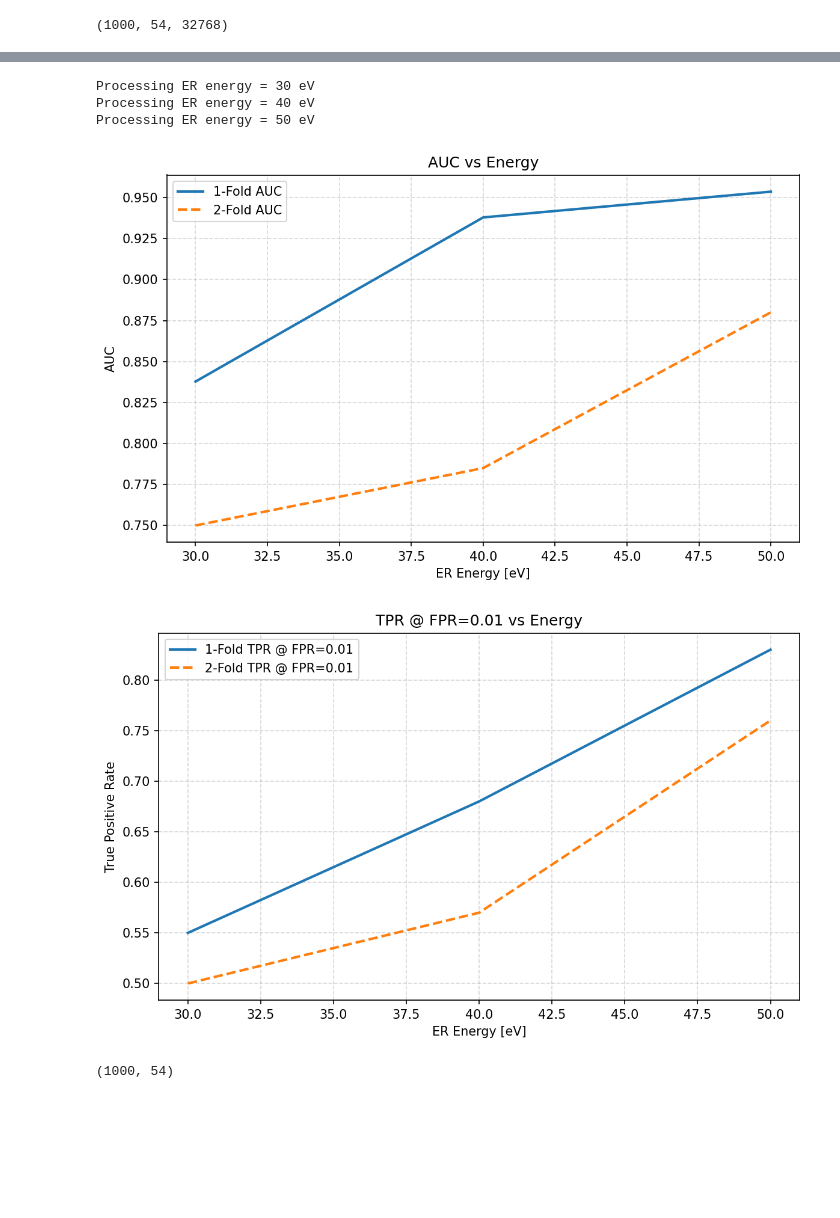
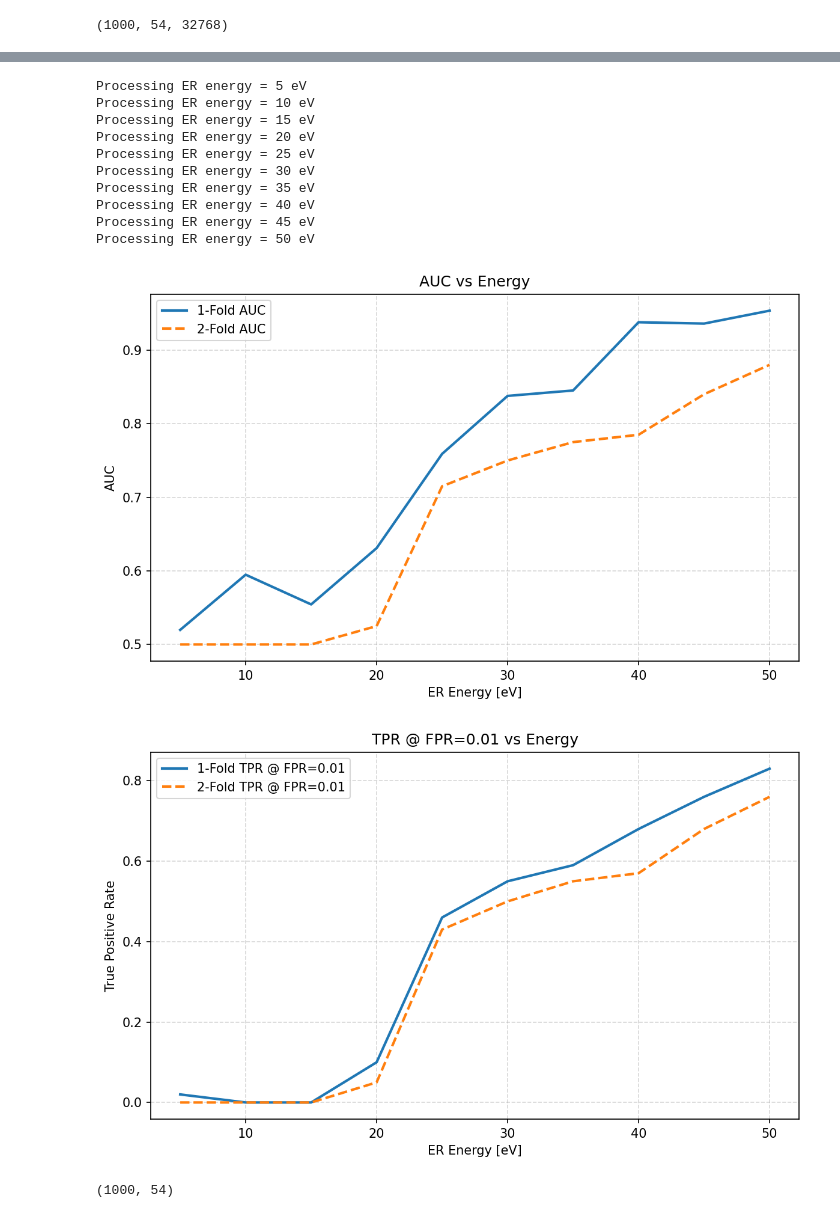
Before and after one commit to dowlingwong/DELight_mtr, a Jupyter notebook: trigger_study/wk7/dark_count_2.ipynb, the cells around one changed output, grey strips where cells are left out. Saved outputs shown, nothing was run; the diff lists cells and outputs as text; code cells hidden in the pictures; blank space fills up the shorter version.

```diff
--- a/trigger_study/wk7/dark_count_2.ipynb
+++ b/trigger_study/wk7/dark_count_2.ipynb
@@ -123,0 +143,36 @@ plt.show()
+# %%
+def find_threshold_at_fpr(fpr, thresholds, target_fpr=0.05):
+    """Return the threshold corresponding to the closest FPR to target_fpr."""
+    idx = np.argmin(np.abs(fpr - target_fpr))
+    return thresholds[idx], fpr[idx], idx
+
+# Get thresholds for both scores
+fpr_1, tpr_1, thresholds_1 = roc_curve(y_true, scores_1fold)
+fpr_2, tpr_2, thresholds_2 = roc_curve(y_true, scores_2fold)
+
+# Choose a target FPR to annotate
+target_fpr = 0.05
+
+thresh_1, fpr_val_1, idx_1 = find_threshold_at_fpr(fpr_1, thresholds_1, target_fpr)
+thresh_2, fpr_val_2, idx_2 = find_threshold_at_fpr(fpr_2, thresholds_2, target_fpr)
+
+# === Plot with annotations ===
+plt.figure(figsize=(6, 6), dpi=150)
+plt.plot(fpr_1, tpr_1, label=f"1-Fold (AUC = {auc(fpr_1, tpr_1):.3f})", linewidth=2)
+plt.plot(fpr_2, tpr_2, '--', label=f"2-Fold (AUC = {auc(fpr_2, tpr_2):.3f})", linewidth=2)
+plt.plot([0, 1], [0, 1], 'k--', alpha=0.5, label="Random Guess")
+
+# Annotate thresholds
+plt.scatter([fpr_val_1], [tpr_1[idx_1]], color='blue')
+plt.text(fpr_val_1 + 0.02, tpr_1[idx_1], f'Th={thresh_1:.2f}', color='blue')
+
+plt.scatter([fpr_val_2], [tpr_2[idx_2]], color='orange')
+plt.text(fpr_val_2 + 0.02, tpr_2[idx_2], f'Th={thresh_2:.2f}', color='orange')
+
+plt.xlabel("False Positive Rate")
+plt.ylabel("True Positive Rate")
+plt.title("ROC Curve: 30eV as true samples")
+plt.legend()
+plt.grid(True, linestyle="--", alpha=0.5)
+plt.tight_layout()
+plt.show()
@@ -149,7 +206,7 @@ loaded_traces_neg = load_traces_from_zstd("/ceph/dwong/trigger_samplesMMC_noise_
 amps_neg = compute_amplitudes(loaded_traces_neg)
 
 # === Energy scan
-energies = [30, 40, 50]  # Add more if you have
+energies = [5, 10, 15, 20, 25, 30, 35, 40, 45, 50]  # Add more if you have
 threshold_value = 3.0
 fpr_target = 0.01
 
@@ -197,35 +254,42 @@ for energy in energies:
     idx = np.searchsorted(fpr_2, fpr_target, side="right") - 1
     tpr_2_list.append(tpr_2[idx] if idx >= 0 else 0)
 
 # === Plot AUC vs Energy
 plt.figure(figsize=(8, 5), dpi=150)
 plt.plot(energies, auc_1_list, label="1-Fold AUC", linewidth=2)
 plt.plot(energies, auc_2_list, '--', label="2-Fold AUC", linewidth=2)
 plt.xlabel("ER Energy [eV]")
 plt.ylabel("AUC")
 plt.title("AUC vs Energy")
 plt.grid(True, linestyle='--', alpha=0.5)
 plt.legend()
 plt.tight_layout()
 plt.show()
 
 # === Plot TPR@FPR=0.01 vs Energy
 plt.figure(figsize=(8, 5), dpi=150)
 plt.plot(energies, tpr_1_list, label="1-Fold TPR @ FPR=0.01", linewidth=2)
 plt.plot(energies, tpr_2_list, '--', label="2-Fold TPR @ FPR=0.01", linewidth=2)
 plt.xlabel("ER Energy [eV]")
 plt.ylabel("True Positive Rate")
 plt.title("TPR @ FPR=0.01 vs Energy")
 plt.grid(True, linestyle='--', alpha=0.5)
 plt.legend()
 plt.tight_layout()
 plt.show()
 # %% [output]
+Processing ER energy = 5 eV
+Processing ER energy = 10 eV
+Processing ER energy = 15 eV
+Processing ER energy = 20 eV
+Processing ER energy = 25 eV
 Processing ER energy = 30 eV
+Processing ER energy = 35 eV
 Processing ER energy = 40 eV
+Processing ER energy = 45 eV
 Processing ER energy = 50 eV
-[figure, old version]
+[figure, new version]
-[figure, old version]
+[figure, new version]
 # %%
 all_amps.shape
 # %% [output]
```
Also changed, not shown: parts of 2 cells of this notebook, 5 other files.
